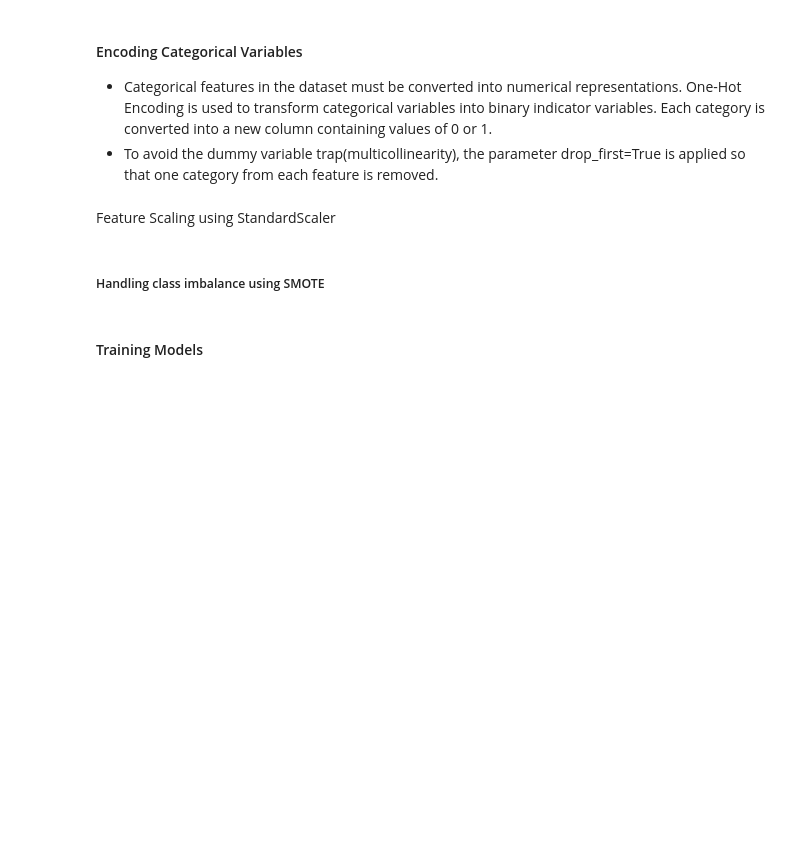
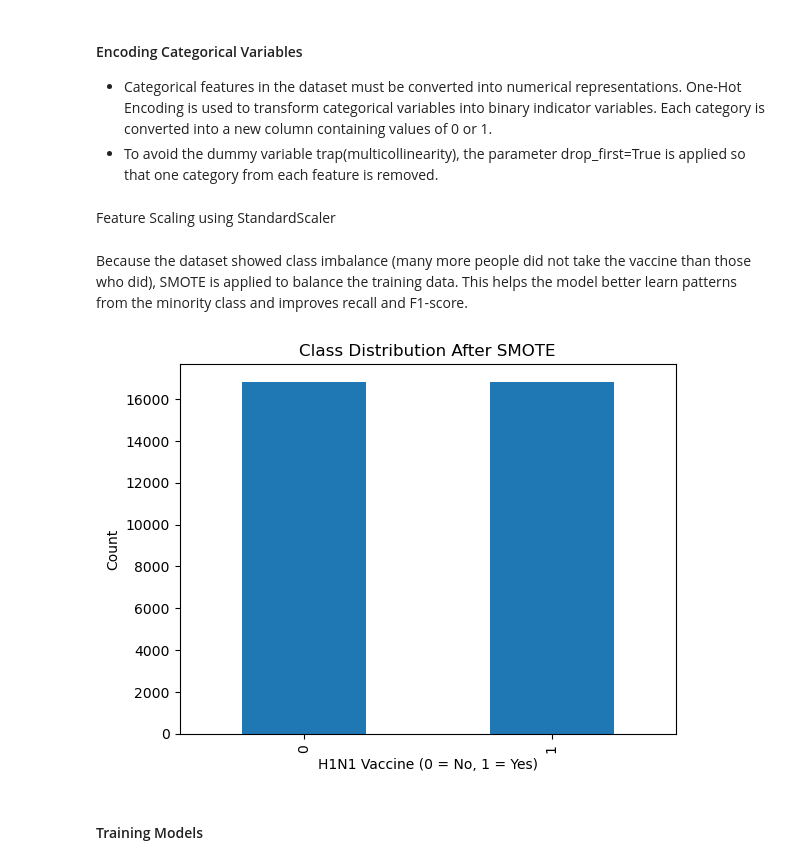
Before and after one commit to sylviaM361/dsc-machine-learning-project, a Jupyter notebook: Untitled-1.ipynb, the cells around one changed output. Drawn from its saved outputs; the diff is of its cells as text; code cells hidden in the pictures; blank space fills up the shorter version.

```diff
--- a/Untitled-1.ipynb
+++ b/Untitled-1.ipynb
@@ -297,6 +297,8 @@ X_train_encoded = pd.get_dummies(X_train, drop_first=True)
 X_test_encoded = pd.get_dummies(X_test, drop_first=True)
 
 X_test_encoded = X_test_encoded.reindex(columns=X_train_encoded.columns, fill_value=0)
+
+X_train_encoded, X_test_encoded = X_train_encoded.align(X_test_encoded, join='left', axis=1, fill_value=0)
 # %% [markdown]
 Feature Scaling using StandardScaler
 # %%
@@ -304,12 +306,22 @@ scaler = StandardScaler()
 
 X_train_scaled = scaler.fit_transform(X_train_encoded)
 X_test_scaled = scaler.transform(X_test_encoded)
-# %% [markdown]
-##### Handling class imbalance using SMOTE
 # %%
 smote = SMOTE(random_state=42)
 
 X_train_smote, y_train_smote = smote.fit_resample(X_train_scaled, y_train)
+# %% [markdown]
+Because the dataset showed class imbalance (many more people did not take the vaccine than those who did), SMOTE is applied to balance the training data. This helps the model better learn patterns from the minority class and improves recall and F1-score.
+# %%
+y_train_smote.value_counts().plot(kind='bar')
+
+plt.title("Class Distribution After SMOTE")
+plt.xlabel("H1N1 Vaccine (0 = No, 1 = Yes)")
+plt.ylabel("Count")
+
+plt.show()
+# %% [output]
+[figure, added]
 # %% [markdown]
 #### Training Models
 # %%
```
Also changed, not shown: parts of 19 cells of this notebook.
